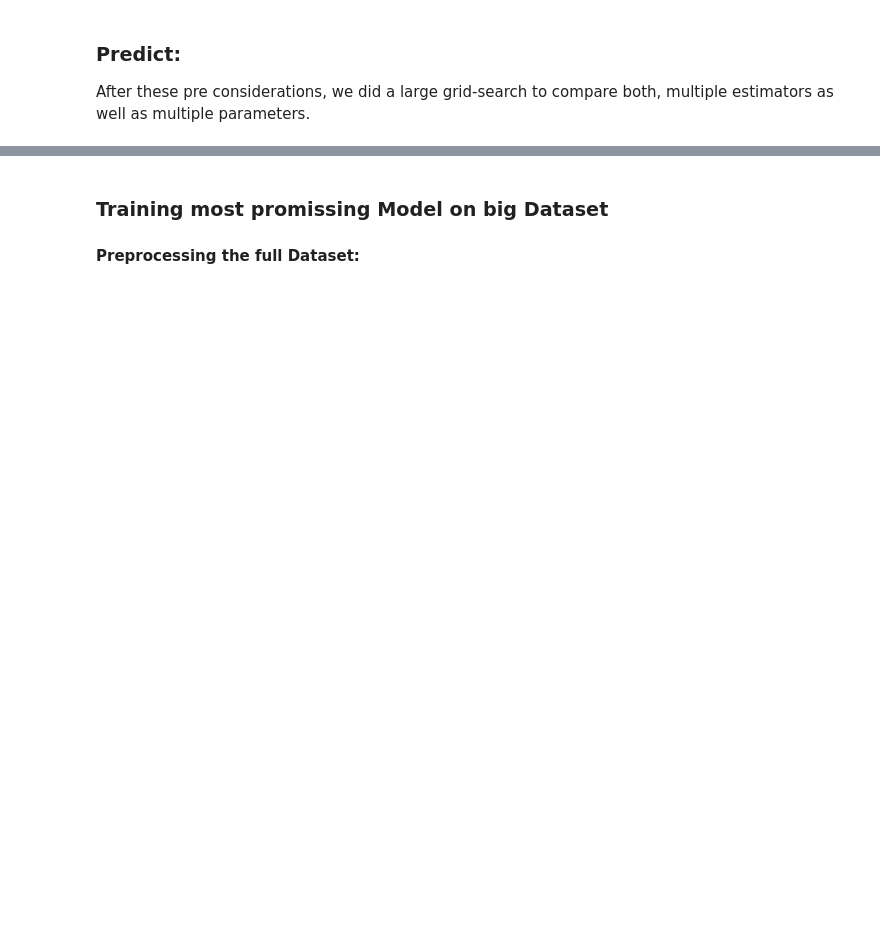
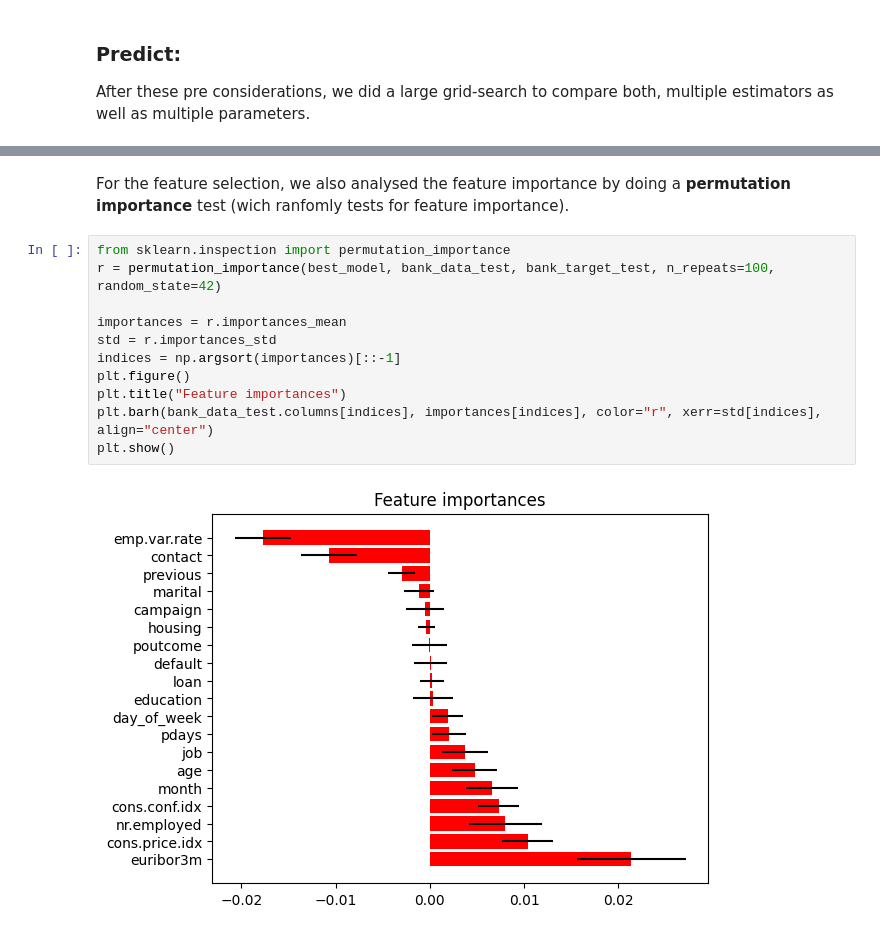
Before and after one commit to joscha-st/ibait_ml_g1, a Jupyter notebook: main.ipynb, the cells around one changed output, grey strips where cells are left out. Cells and saved outputs as stored; diff of their text form; blank space fills up the shorter version.

```diff
--- a/main.ipynb
+++ b/main.ipynb
@@ -392,4 +434,15 @@ IndexError: index 58 is out of bounds for axis 0 with size 20
-# %% [markdown]
-### Training most promissing Model on big Dataset
-
-#### Preprocessing the full Dataset:
+# %% [markdown]
+For the feature selection, we also analysed the feature importance by doing a  **permutation importance** test (wich ranfomly tests for feature importance).
+# %%
+from sklearn.inspection import permutation_importance
+r = permutation_importance(best_model, bank_data_test, bank_target_test, n_repeats=100, random_state=42)
+
+importances = r.importances_mean
+std = r.importances_std
+indices = np.argsort(importances)[::-1]
+plt.figure()
+plt.title("Feature importances")
+plt.barh(bank_data_test.columns[indices], importances[indices], color="r", xerr=std[indices], align="center")
+plt.show()
+# %% [output]
+[figure, added]
```
Also changed, not shown: parts of 20 cells of this notebook, 1 other file.
